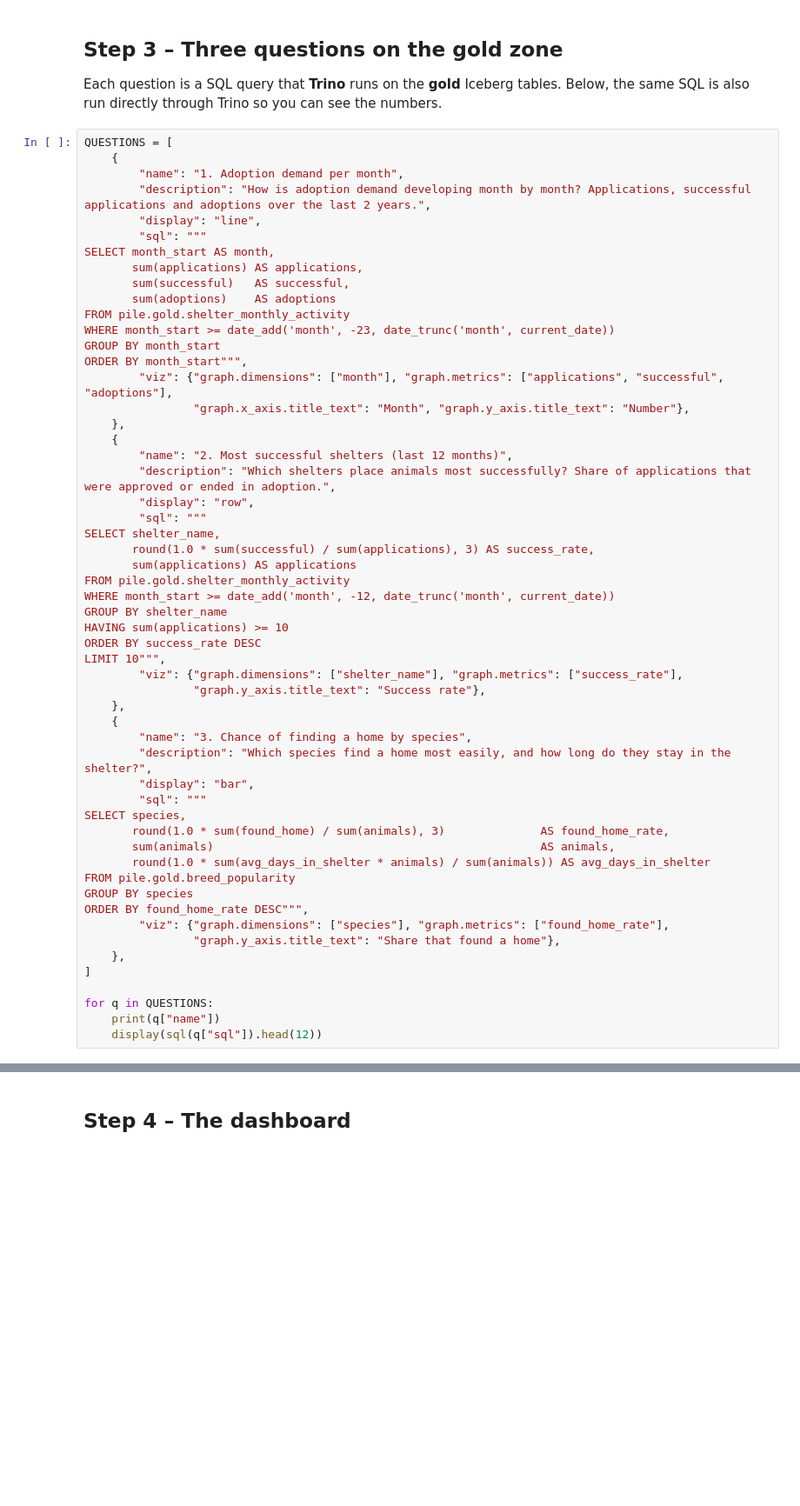
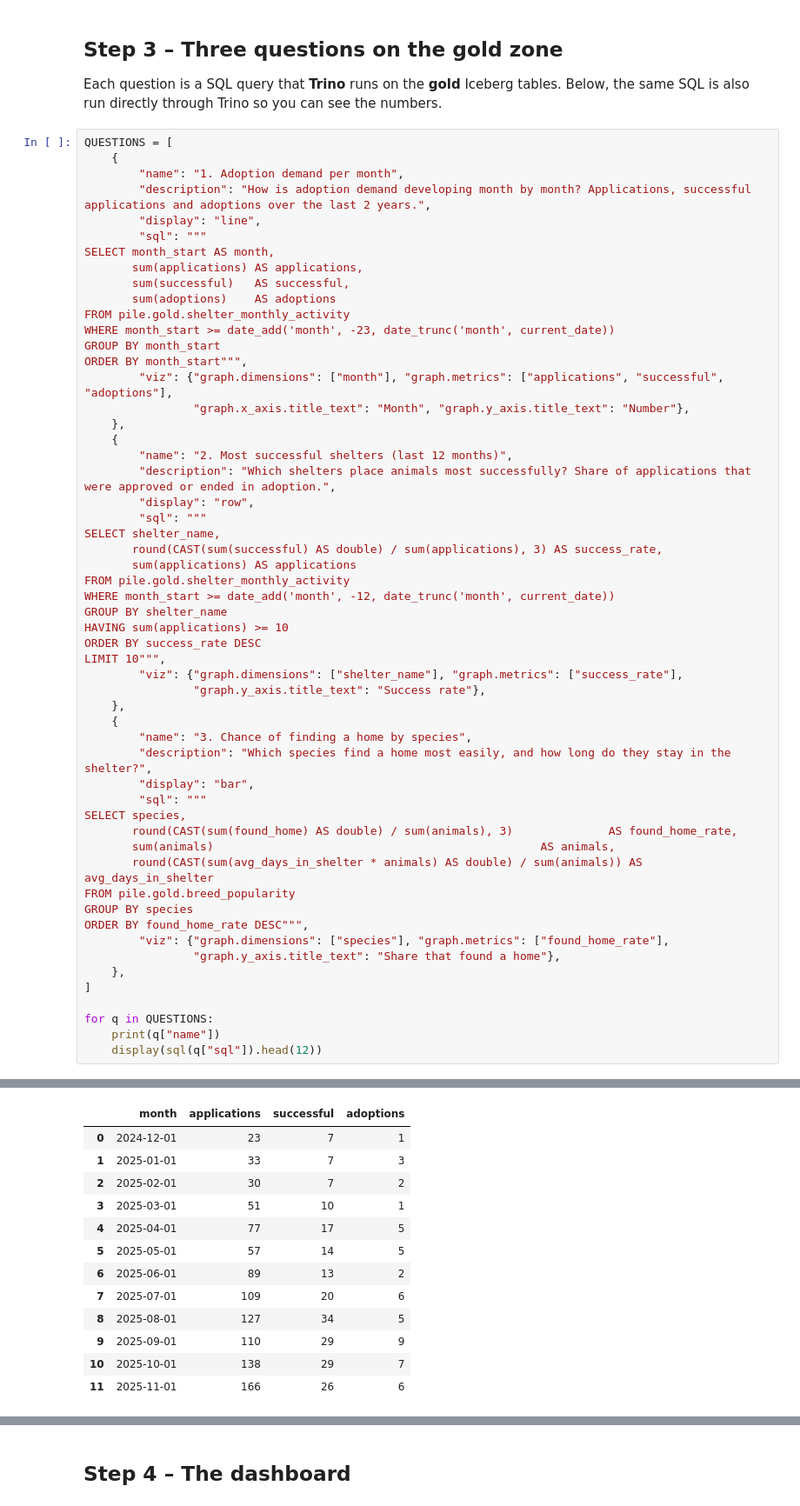
Before and after one commit to mbojarovska6/pawhome, a Jupyter notebook: lake/notebooks/11_metabase_dashboard.ipynb, the cells around one changed output, grey strips where cells are left out. Shown at 87% size. Drawn from its saved outputs; the diff is of its cells as text; blank space fills up the shorter version.

```diff
--- a/lake/notebooks/11_metabase_dashboard.ipynb
+++ b/lake/notebooks/11_metabase_dashboard.ipynb
@@ -107,7 +114,7 @@ ORDER BY month_start""",
         "display": "row",
         "sql": """
 SELECT shelter_name,
-       round(1.0 * sum(successful) / sum(applications), 3) AS success_rate,
+       round(CAST(sum(successful) AS double) / sum(applications), 3) AS success_rate,
        sum(applications) AS applications
 FROM pile.gold.shelter_monthly_activity
 WHERE month_start >= date_add('month', -12, date_trunc('month', current_date))
@@ -124,9 +131,9 @@ LIMIT 10""",
         "display": "bar",
         "sql": """
 SELECT species,
-       round(1.0 * sum(found_home) / sum(animals), 3)              AS found_home_rate,
+       round(CAST(sum(found_home) AS double) / sum(animals), 3)              AS found_home_rate,
        sum(animals)                                                AS animals,
-       round(1.0 * sum(avg_days_in_shelter * animals) / sum(animals)) AS avg_days_in_shelter
+       round(CAST(sum(avg_days_in_shelter * animals) AS double) / sum(animals)) AS avg_days_in_shelter
 FROM pile.gold.breed_popularity
 GROUP BY species
 ORDER BY found_home_rate DESC""",
@@ -138,3 +145,4 @@ ORDER BY found_home_rate DESC""",
 for q in QUESTIONS:
     print(q["name"])
     display(sql(q["sql"]).head(12))
+# %% [output]
@@ -140,0 +150,13 @@ for q in QUESTIONS:
+|  | month | applications | successful | adoptions |
+| 0 | 2024-12-01 | 23 | 7 | 1 |
+| 1 | 2025-01-01 | 33 | 7 | 3 |
+| 2 | 2025-02-01 | 30 | 7 | 2 |
+| 3 | 2025-03-01 | 51 | 10 | 1 |
+| 4 | 2025-04-01 | 77 | 17 | 5 |
+| 5 | 2025-05-01 | 57 | 14 | 5 |
+| 6 | 2025-06-01 | 89 | 13 | 2 |
+| 7 | 2025-07-01 | 109 | 20 | 6 |
+| 8 | 2025-08-01 | 127 | 34 | 5 |
+| 9 | 2025-09-01 | 110 | 29 | 9 |
+| 10 | 2025-10-01 | 138 | 29 | 7 |
+| 11 | 2025-11-01 | 166 | 26 | 6 |
```
Also changed, not shown: parts of 6 cells of this notebook, 2 other files.
